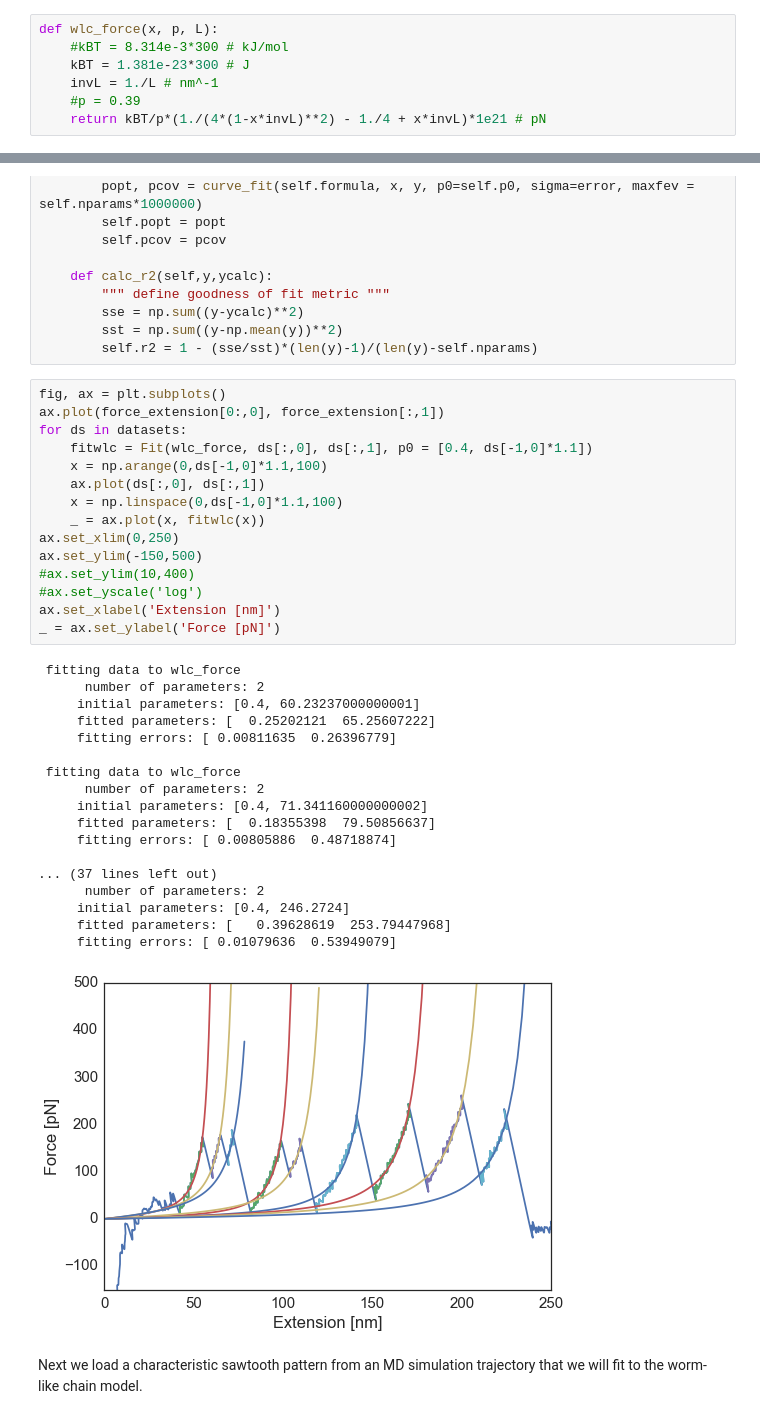
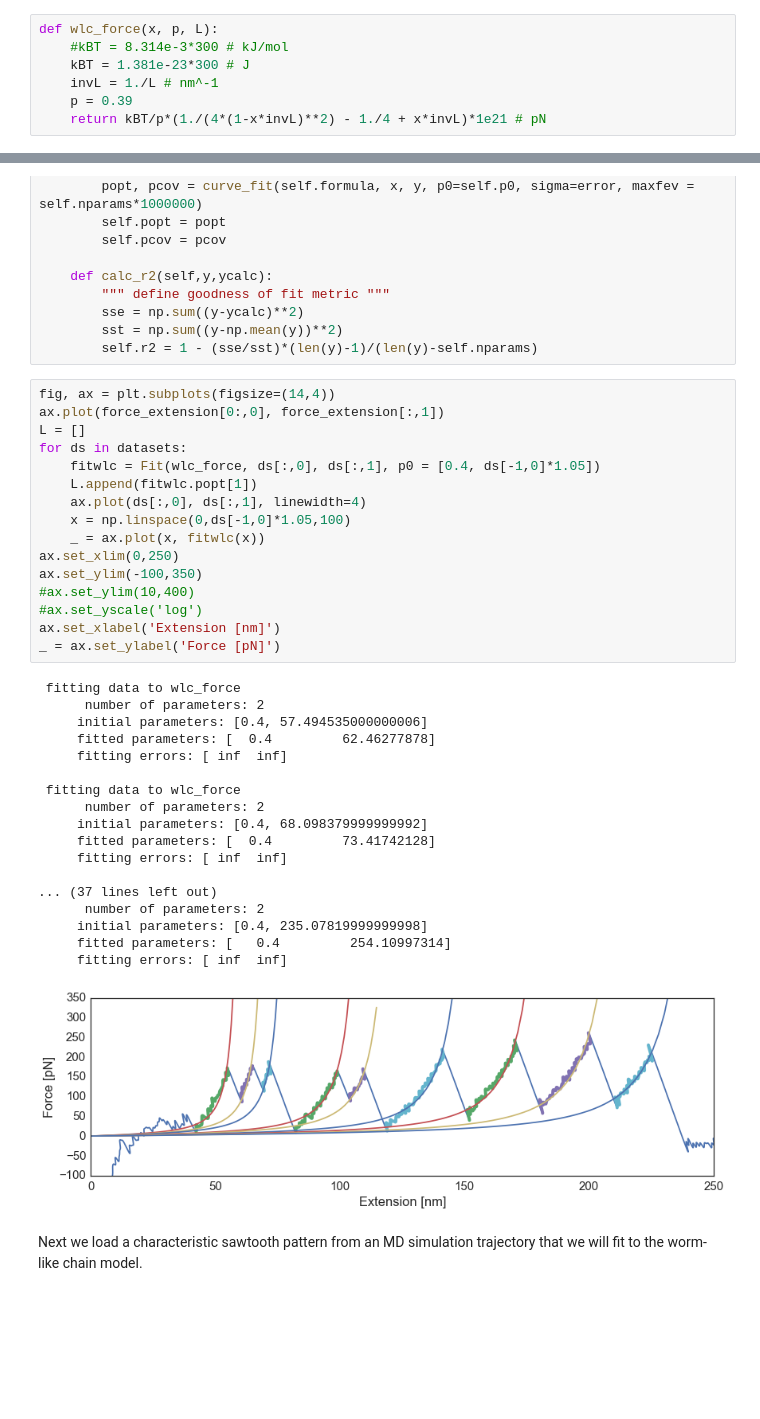
Before and after one commit to daviddesancho/AFMtools, a Jupyter notebook: WLC/WLCfits.ipynb, the cells around one changed output, grey strips where cells are left out. Drawn from its saved outputs; the diff is of its cells as text; blank space fills up the shorter version.

```diff
--- a/WLC/WLCfits.ipynb
+++ b/WLC/WLCfits.ipynb
@@ -19,7 +19,7 @@ def wlc_force(x, p, L):
     #kBT = 8.314e-3*300 # kJ/mol
     kBT = 1.381e-23*300 # J
     invL = 1./L # nm^-1
-    #p = 0.39
+    p = 0.39
     return kBT/p*(1./(4*(1-x*invL)**2) - 1./4 + x*invL)*1e21 # pN
 # %% [markdown]
 The figure below shows how the model reproduces a typical force-extension pattern.
@@ -172,38 +172,39 @@ class Fit():
         sst = np.sum((y-np.mean(y))**2)
         self.r2 = 1 - (sse/sst)*(len(y)-1)/(len(y)-self.nparams)
 # %%
-fig, ax = plt.subplots()
+fig, ax = plt.subplots(figsize=(14,4))
 ax.plot(force_extension[0:,0], force_extension[:,1])
+L = []
 for ds in datasets:
-    fitwlc = Fit(wlc_force, ds[:,0], ds[:,1], p0 = [0.4, ds[-1,0]*1.1])
-    x = np.arange(0,ds[-1,0]*1.1,100)
-    ax.plot(ds[:,0], ds[:,1])
-    x = np.linspace(0,ds[-1,0]*1.1,100)
+    fitwlc = Fit(wlc_force, ds[:,0], ds[:,1], p0 = [0.4, ds[-1,0]*1.05])
+    L.append(fitwlc.popt[1])
+    ax.plot(ds[:,0], ds[:,1], linewidth=4)
+    x = np.linspace(0,ds[-1,0]*1.05,100)
     _ = ax.plot(x, fitwlc(x))
 ax.set_xlim(0,250)
-ax.set_ylim(-150,500)
+ax.set_ylim(-100,350)
 #ax.set_ylim(10,400)
 #ax.set_yscale('log')
 ax.set_xlabel('Extension [nm]')
 _ = ax.set_ylabel('Force [pN]')
 # %% [output]
  fitting data to wlc_force
       number of parameters: 2
-     initial parameters: [0.4, 60.23237000000001]
-     fitted parameters: [  0.25202121  65.25607222]
-     fitting errors: [ 0.00811635  0.26396779]
+     initial parameters: [0.4, 57.494535000000006]
+     fitted parameters: [  0.4         62.46277878]
+     fitting errors: [ inf  inf]
 
  fitting data to wlc_force
       number of parameters: 2
-     initial parameters: [0.4, 71.341160000000002]
-     fitted parameters: [  0.18355398  79.50856637]
-     fitting errors: [ 0.00805886  0.48718874]
+     initial parameters: [0.4, 68.098379999999992]
+     fitted parameters: [  0.4         73.41742128]
+     fitting errors: [ inf  inf]
 
 ... (37 lines left out)
       number of parameters: 2
-     initial parameters: [0.4, 246.2724]
-     fitted parameters: [   0.39628619  253.79447968]
-     fitting errors: [ 0.01079636  0.53949079]
+     initial parameters: [0.4, 235.07819999999998]
+     fitted parameters: [   0.4         254.10997314]
+     fitting errors: [ inf  inf]
-[figure, old version]
+[figure, new version]
 # %% [markdown]
 Next we load a characteristic sawtooth pattern from an MD simulation trajectory that we will fit to the worm-like chain model.
```
Also changed, not shown: parts of 1 cell of this notebook.
